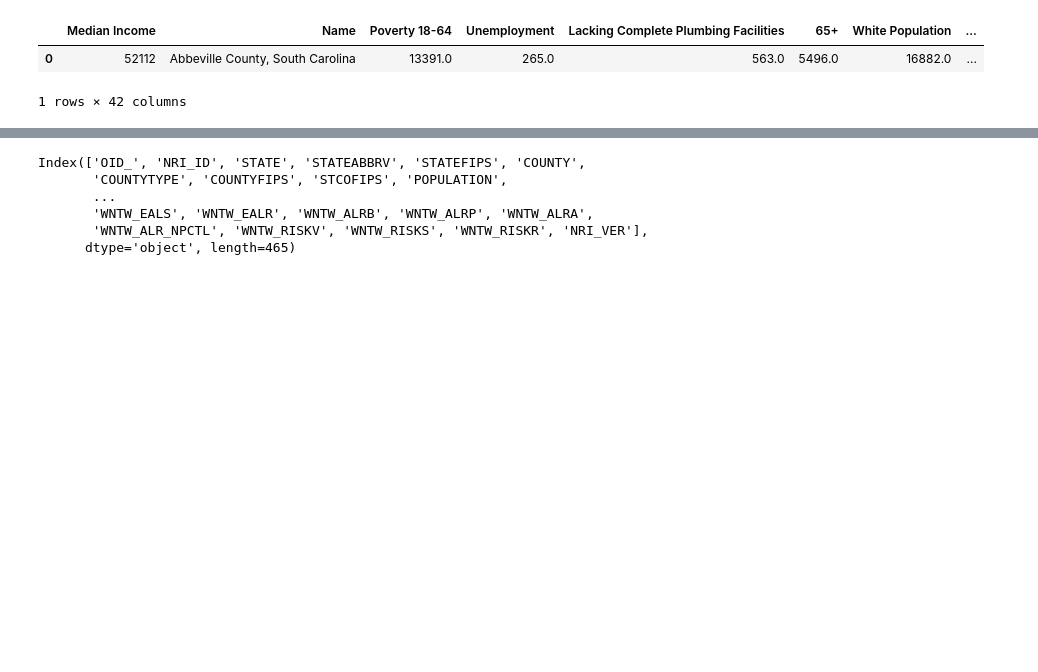
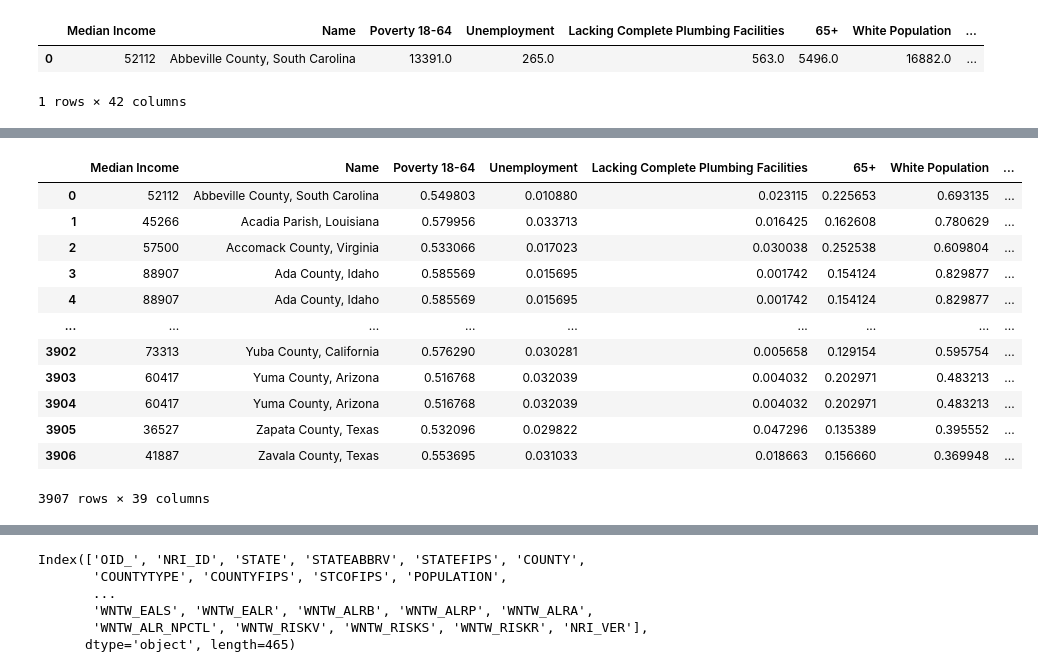
Before and after one commit to Apurv-Manjrekar/RADI, a Jupyter notebook: preprocessing.ipynb, the cells around one changed output, grey strips where cells are left out. Drawn from its saved outputs; the diff is of its cells as text; code cells hidden in the pictures; blank space fills up the shorter version.

```diff
--- a/preprocessing.ipynb
+++ b/preprocessing.ipynb
@@ -941,7 +943,7 @@ base_df = base_df.rename(columns={
     'Infant Mortality raw value': 'Infant Mortality',
     'Drinking Water Violations raw value': 'Drinking Water Violations',
     'RISK_VALUE': 'RISK_VALUE',
-    'RISK_SCORE': 'RISK_SCORE',
+    'RISK_SCORE': 'Natural Disaster Risk',
     'RISK_RATING': 'RISK_RATING',
     'OID_': 'OID_',
     'NRI_ID': 'NRI_ID',
@@ -972,3 +974,6 @@ convert_to_percent = ['Poverty 18-64', 'Unemployment', 'Lacking Complete Plumbin
 # %%
 for column in convert_to_percent:
     base_df[column] = base_df[column] / base_df['Total Population']
+# %%
+rucc_df = pd.read_csv(processed_data_path + 'rucc.csv', encoding='latin-1')
+rucc_df
@@ -974,0 +994,5 @@ for column in convert_to_percent:
+# %%
+rucc_df = rucc_df.rename(columns={'Value': 'RUCC_2023', 'County_Name': 'Complete County Name', 'FIPS': '5-digit FIPS Code',
+                                  'State': 'State Abbreviation'})
+rucc_df = rucc_df[['5-digit FIPS Code', 'State Abbreviation', 'Complete County Name', 'RUCC_2023']]
+rucc_df
@@ -975,2 +1013,20 @@ for column in convert_to_percent:
+# %%
+base_df = pd.merge(base_df, rucc_df[['State Abbreviation', 'Complete County Name', 'RUCC_2023']],
+                        on=['Complete County Name', 'State Abbreviation'], how='inner')
+base_df
+# %% [output]
+|  | Median Income | Name | Poverty 18-64 | Unemployment | Lacking Complete Plumbing Facilities | 65+ | White Population | ... |
+| 0 | 52112 | Abbeville County, South Carolina | 0.549803 | 0.010880 | 0.023115 | 0.225653 | 0.693135 | ... |
+| 1 | 45266 | Acadia Parish, Louisiana | 0.579956 | 0.033713 | 0.016425 | 0.162608 | 0.780629 | ... |
+| 2 | 57500 | Accomack County, Virginia | 0.533066 | 0.017023 | 0.030038 | 0.252538 | 0.609804 | ... |
+| 3 | 88907 | Ada County, Idaho | 0.585569 | 0.015695 | 0.001742 | 0.154124 | 0.829877 | ... |
+| 4 | 88907 | Ada County, Idaho | 0.585569 | 0.015695 | 0.001742 | 0.154124 | 0.829877 | ... |
+| ... | ... | ... | ... | ... | ... | ... | ... | ... |
+| 3902 | 73313 | Yuba County, California | 0.576290 | 0.030281 | 0.005658 | 0.129154 | 0.595754 | ... |
+| 3903 | 60417 | Yuma County, Arizona | 0.516768 | 0.032039 | 0.004032 | 0.202971 | 0.483213 | ... |
+| 3904 | 60417 | Yuma County, Arizona | 0.516768 | 0.032039 | 0.004032 | 0.202971 | 0.483213 | ... |
+| 3905 | 36527 | Zapata County, Texas | 0.532096 | 0.029822 | 0.047296 | 0.135389 | 0.395552 | ... |
+| 3906 | 41887 | Zavala County, Texas | 0.553695 | 0.031033 | 0.018663 | 0.156660 | 0.369948 | ... |
+3907 rows × 39 columns
 # %%
 base_df.to_csv(processed_data_path + 'refined_merged_df.csv', index=False)
```
Also changed, not shown: parts of 5 cells of this notebook, 10 other files.
